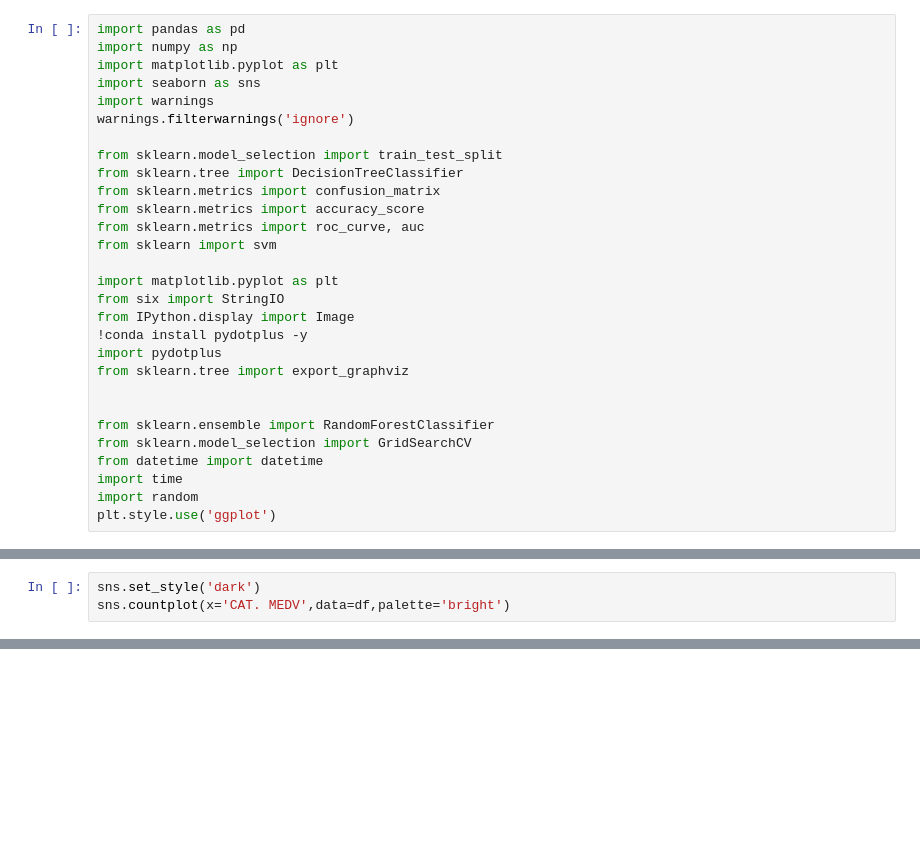
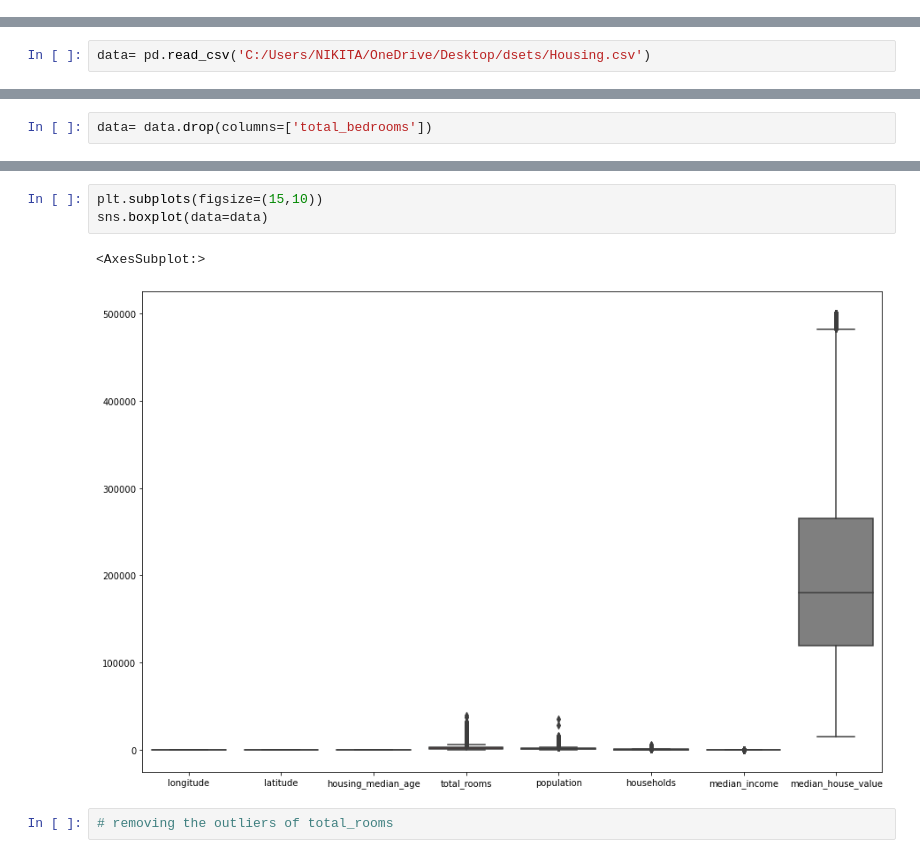
Before and after one commit to shrutika811/Astexp, a Jupyter notebook: AST exp3.ipynb, the cells around one changed output, grey strips where cells are left out. Drawn from its saved outputs; the diff is of its cells as text; blank space fills up the shorter version.

```diff
--- a/AST exp3.ipynb
+++ b/AST exp3.ipynb
@@ -1,29 +0,0 @@
-# %%
-import pandas as pd
-import numpy as np
-import matplotlib.pyplot as plt
-import seaborn as sns
-import warnings
-warnings.filterwarnings('ignore')
-
-from sklearn.model_selection import train_test_split
-from sklearn.tree import DecisionTreeClassifier
-from sklearn.metrics import confusion_matrix
-from sklearn.metrics import accuracy_score
-from sklearn.metrics import roc_curve, auc
-from sklearn import svm
-
-import matplotlib.pyplot as plt
-from six import StringIO
-from IPython.display import Image
-!conda install pydotplus -y
-import pydotplus
-from sklearn.tree import export_graphviz
-
-
-from sklearn.ensemble import RandomForestClassifier
-from sklearn.model_selection import GridSearchCV
-from datetime import datetime
-import time
-import random
-plt.style.use('ggplot')
@@ -212,3 +0,0 @@ sns.lmplot(x='PTRATIO',y='MEDV', data=df)
-# %%
-sns.set_style('dark')
-sns.countplot(x='CAT. MEDV',data=df,palette='bright')
@@ -622,0 +8,2 @@ Image(graph.create_png())
+# %%
+data= pd.read_csv('C:/Users/NIKITA/OneDrive/Desktop/dsets/Housing.csv')
@@ -622,0 +28,2 @@ Image(graph.create_png())
+# %%
+data= data.drop(columns=['total_bedrooms'])
@@ -622,0 +46,8 @@ Image(graph.create_png())
+# %%
+plt.subplots(figsize=(15,10))
+sns.boxplot(data=data)
+# %% [output]
+<AxesSubplot:>
+[figure, added]
+# %%
+# removing the outliers of total_rooms
```
Also changed, not shown: parts of 120 cells of this notebook.
